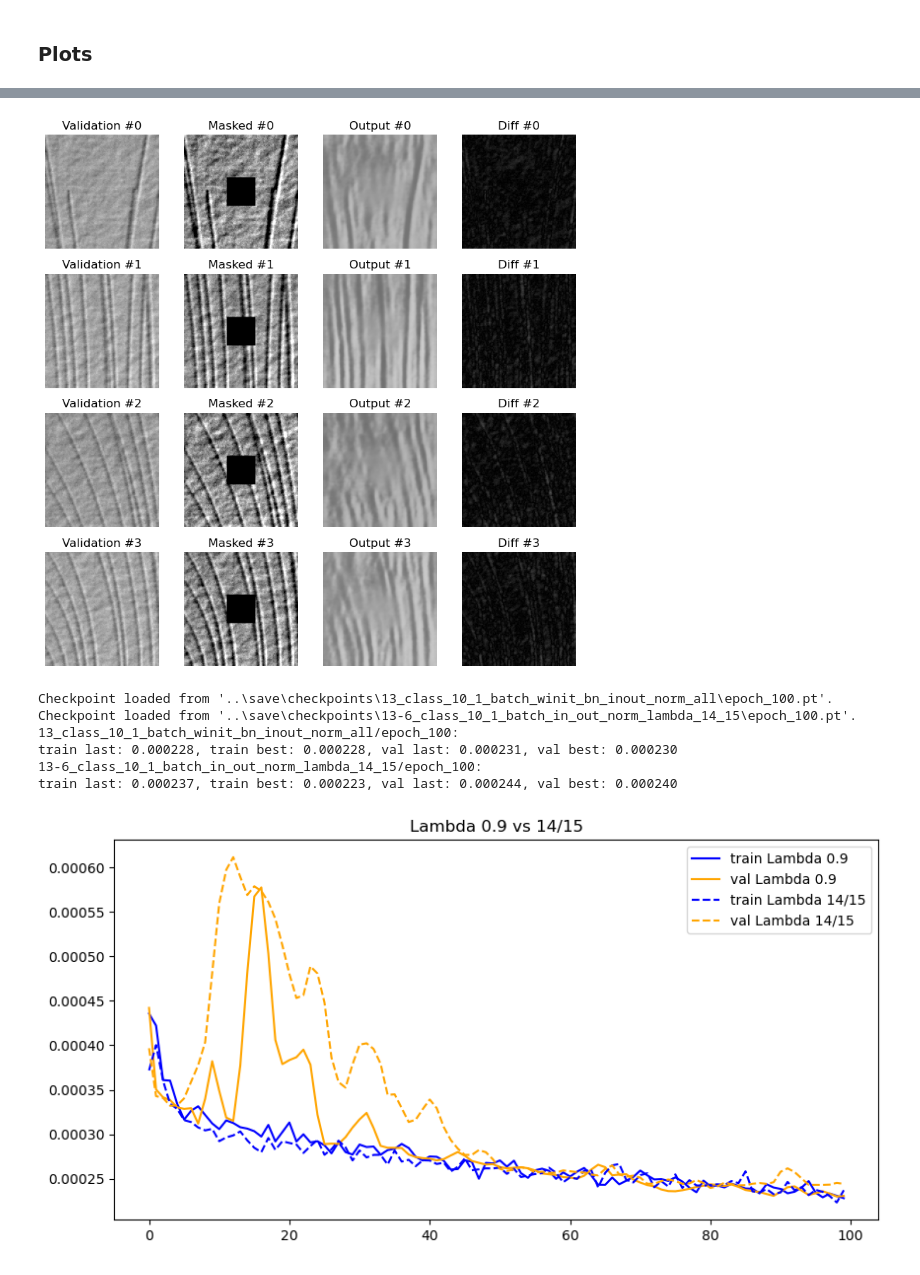
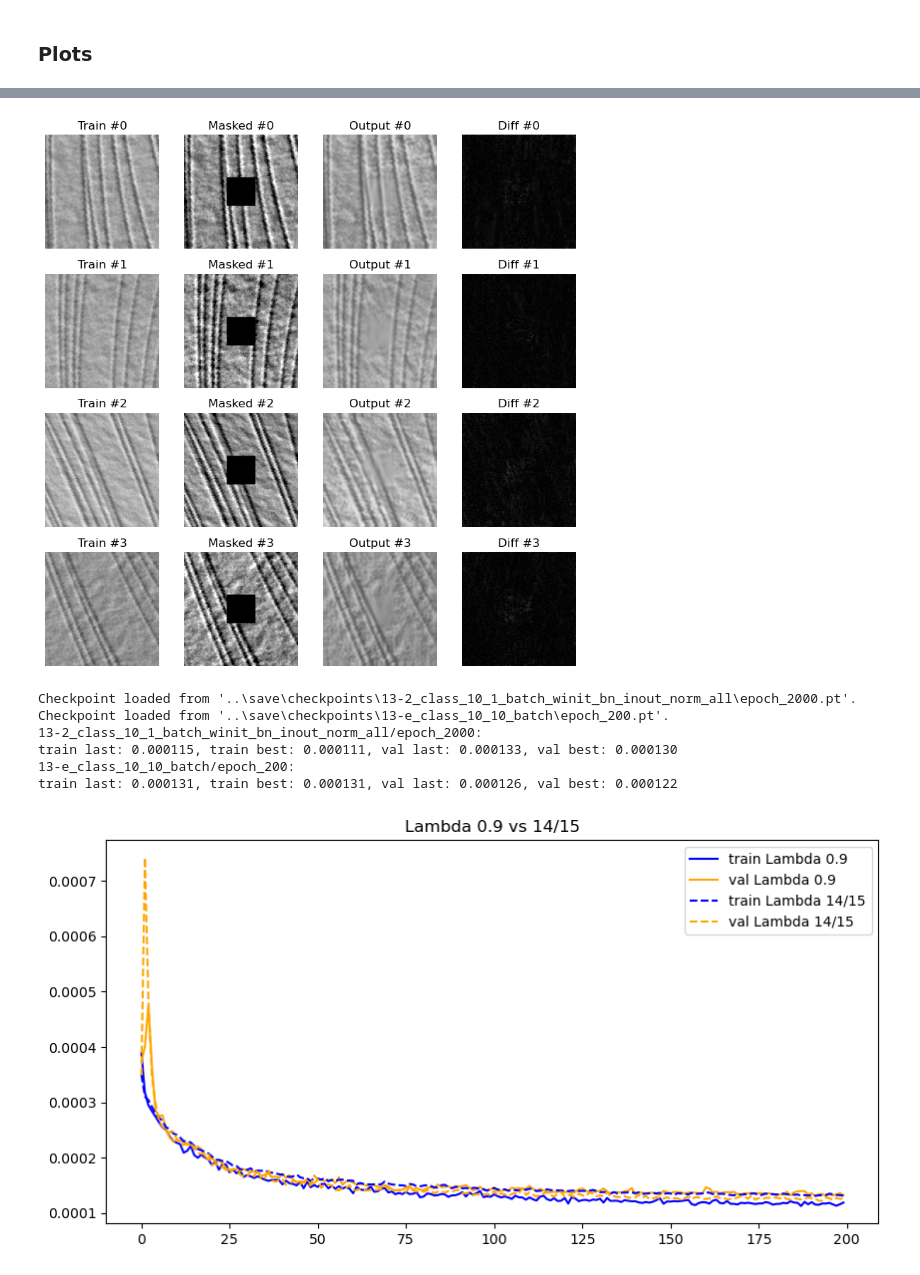
Before and after one commit to popastefan10/DeepAD, a Jupyter notebook: notebooks/trainer.ipynb, the cells around one changed output, grey strips where cells are left out. Cells and saved outputs as stored; diff of their text form; code cells hidden in the pictures.

```diff
--- a/notebooks/trainer.ipynb
+++ b/notebooks/trainer.ipynb
@@ -23,7 +23,6 @@ The autoreload extension is already loaded. To reload it, use:
 # Load the configuration
 # config = Config(root_dir="..", config_path="../save/checkpoints/7_class_10_1_batch_weights_init/config.yml")
 config = Config(root_dir="..", config_path="../default_config.yml")
-config.batch_norm = True
 config.train_classes = [10]
 # %% [markdown]
 ### Test the trainer
@@ -75,7 +73,6 @@ train_epochs = 200
 limit_batches = 1
 save_epochs = [150, 200]
 config.train_epochs = train_epochs
-config.loss_Lambda = 31 / 32
 print(config)
 trainer = Trainer(
     config,
@@ -147,13 +144,13 @@ torch.cuda.empty_cache()
 # Load the best model
 model_best = DeepCNN(config).to(config.device)
 optimizer_best = create_optimizer(model_best, config)
-run_name = "13-7_class_10_1_batch_in_out_norm_lambda_31_32"
-checkpoint_name = "epoch_100"
+run_name = "13-e_class_10_10_batch"
+checkpoint_name = "epoch_200"
 save_dir = os.path.join(config.root_dir, "save", "plots", run_name)
 model_best, optimizer_best, train_losses, val_losses, epoch = SaveManager.load_checkpoint(
     model=model_best,
     optimizer=optimizer_best,
-    path=SaveManager.get_checkpoint_path(config, run_name=run_name, name=checkpoint_name),
+    path=SaveManager.get_checkpoint_path(config, run_name=run_name, checkpoint_name=checkpoint_name),
 )
 print(f"Loading best model for run {run_name}, checkpoint {checkpoint_name}")
 print(f"Epoch: {epoch}")
@@ -207,7 +204,7 @@ def flatten(xs):
 
 
 n_samples: int = 4
-dataset_type = "validation"
+dataset_type = "train"
 images, keys = next(iter(train_dataloader if dataset_type == "train" else val_dataloader))
 input_images = []
 masked_inputs = []
@@ -238,56 +235,56 @@ plot_images(
 plt.savefig(os.path.join(save_dir, f"{checkpoint_name}_{dataset_type}_outputs.png"), dpi=1000)
 plt.show()
 # %% [output]
-[figure, old version]
+[figure, new version]
 # %%
 config.batch_norm = True
 model1 = DeepCNN(config, old_architecture=False).to(config.device)
 optimizer1 = create_optimizer(model1, config)
-run_name1 = "13_class_10_1_batch_winit_bn_inout_norm_all"
-checkpoint_name1 = "epoch_100"
+run_name1 = "13-2_class_10_1_batch_winit_bn_inout_norm_all"
+checkpoint_name1 = "epoch_2000"
 model1, optimizer1, train_losses1, val_losses1, epoch1 = SaveManager.load_checkpoint(
     model=model1,
     optimizer=optimizer1,
-    path=SaveManager.get_checkpoint_path(config, run_name=run_name1, name=checkpoint_name1),
+    path=SaveManager.get_checkpoint_path(config, run_name=run_name1, checkpoint_name=checkpoint_name1),
 )
 
 config.batch_norm = True
 model2 = DeepCNN(config, old_architecture=False).to(config.device)
 optimizer2 = create_optimizer(model2, config)
-run_name2 = "13-6_class_10_1_batch_in_out_norm_lambda_14_15"
-checkpoint_name2 = "epoch_100"
+run_name2 = "13-e_class_10_10_batch"
+checkpoint_name2 = "epoch_200"
 model2, optimizer2, train_losses2, val_losses2, epoch2 = SaveManager.load_checkpoint(
     model=model2,
     optimizer=optimizer2,
-    path=SaveManager.get_checkpoint_path(config, run_name=run_name2, name=checkpoint_name2),
+    path=SaveManager.get_checkpoint_path(config, run_name=run_name2, checkpoint_name=checkpoint_name2),
 )
 
 print(f"{run_name1}/{checkpoint_name1}:")
 print(
     f"train last: {train_losses1[-1]:.6f}, train best: {min(train_losses1):.6f}, val last: {val_losses1[-1]:.6f}, val best: {min(val_losses1):.6f}"
 )
 print(f"{run_name2}/{checkpoint_name2}:")
 print(
     f"train last: {train_losses2[-1]:.6f}, train best: {min(train_losses2):.6f}, val last: {val_losses2[-1]:.6f}, val best: {min(val_losses2):.6f}"
 )
 
 import matplotlib.pyplot as plt
 
 label1 = "Lambda 0.9"
 label2 = "Lambda 14/15"
 plt.figure(figsize=(10, 5))
-plt.plot(train_losses1, label=f"train {label1}", color="blue")
-plt.plot(val_losses1, label=f"val {label1}", color="orange")
+plt.plot(train_losses1[::10], label=f"train {label1}", color="blue")
+plt.plot(val_losses1[::10], label=f"val {label1}", color="orange")
 plt.plot(train_losses2, label=f"train {label2}", color="blue", linestyle="--")
 plt.plot(val_losses2, label=f"val {label2}", color="orange", linestyle="--")
 plt.legend()
 plt.title("Lambda 0.9 vs 14/15")
 plt.show()
 # %% [output]
-Checkpoint loaded from '..\save\checkpoints\13_class_10_1_batch_winit_bn_inout_norm_all\epoch_100.pt'.
-Checkpoint loaded from '..\save\checkpoints\13-6_class_10_1_batch_in_out_norm_lambda_14_15\epoch_100.pt'.
-13_class_10_1_batch_winit_bn_inout_norm_all/epoch_100:
-train last: 0.000228, train best: 0.000228, val last: 0.000231, val best: 0.000230
-13-6_class_10_1_batch_in_out_norm_lambda_14_15/epoch_100:
-train last: 0.000237, train best: 0.000223, val last: 0.000244, val best: 0.000240
+Checkpoint loaded from '..\save\checkpoints\13-2_class_10_1_batch_winit_bn_inout_norm_all\epoch_2000.pt'.
+Checkpoint loaded from '..\save\checkpoints\13-e_class_10_10_batch\epoch_200.pt'.
+13-2_class_10_1_batch_winit_bn_inout_norm_all/epoch_2000:
+train last: 0.000115, train best: 0.000111, val last: 0.000133, val best: 0.000130
+13-e_class_10_10_batch/epoch_200:
+train last: 0.000131, train best: 0.000131, val last: 0.000126, val best: 0.000122
-[figure, old version]
+[figure, new version]
```
Also changed, not shown: parts of 5 cells of this notebook, 4 other files.
